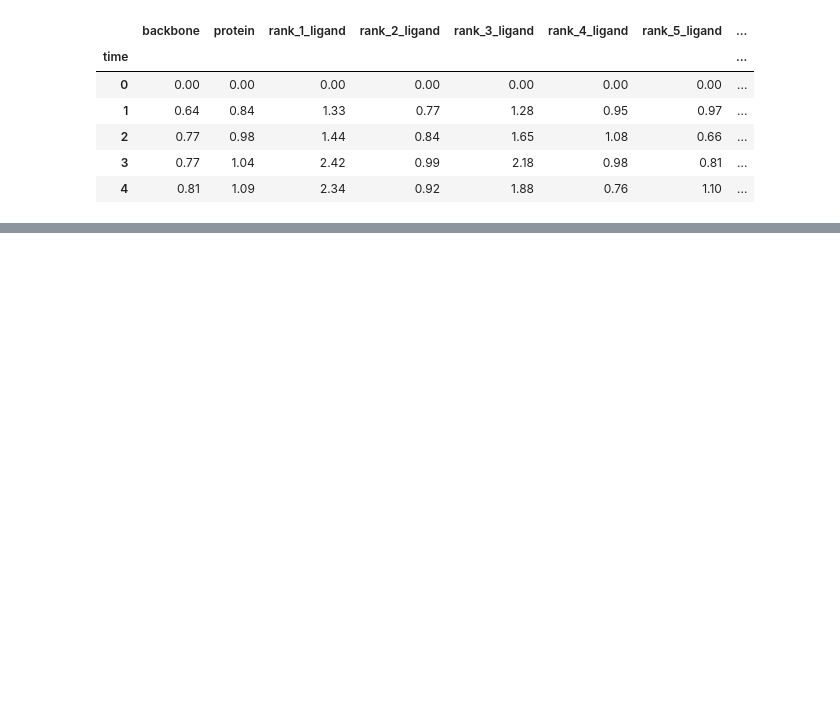
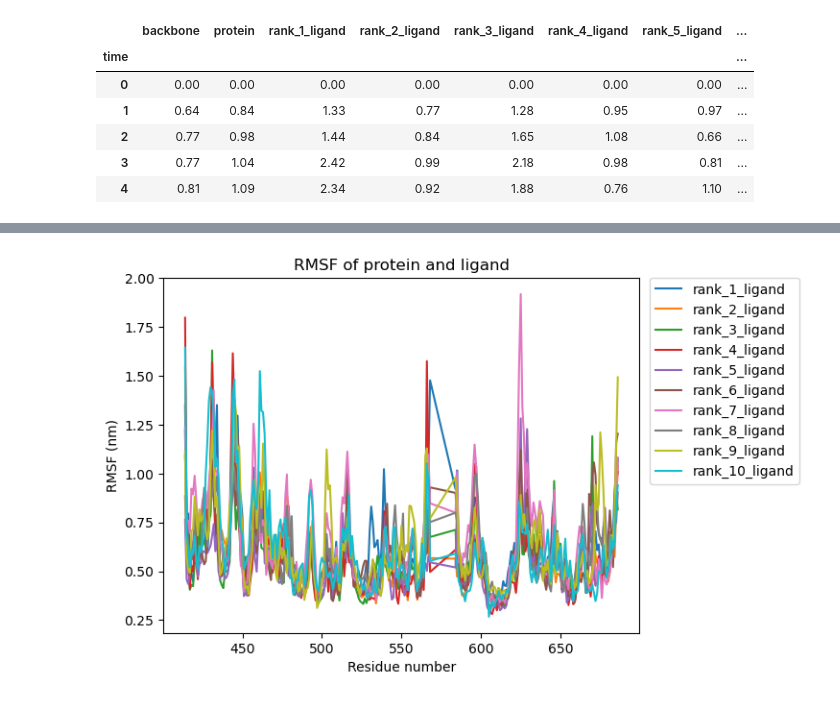
Before and after one commit to DeokhyeonYoon/Molecular-Dynamics-Simulation, a Jupyter notebook: merge_results.ipynb, the cells around one changed output, grey strips where cells are left out. Saved outputs shown, nothing was run; the diff lists cells and outputs as text; code cells hidden in the pictures; blank space fills up the shorter version.

```diff
--- a/merge_results.ipynb
+++ b/merge_results.ipynb
@@ -56,0 +76,3 @@ plt.savefig("rmsd_merged_plot.png")
+# %%
+merge_data = pd.concat([rank1, rank2, rank3, rank4, rank5, rank6, rank7, rank8, rank9, rank10], axis=1)
+merge_data.head()
@@ -56,0 +86,2 @@ plt.savefig("rmsd_merged_plot.png")
+# %%
+merge_data.index = merge_data["residue"]
@@ -56,0 +98,3 @@ plt.savefig("rmsd_merged_plot.png")
+# %%
+merge_data.drop(columns=["residue", "Unnamed: 0"], inplace=True)
+merge_data.head()
@@ -56,0 +109,4 @@ plt.savefig("rmsd_merged_plot.png")
+# %%
+columns_name = ["rank_1_ligand", "rank_2_ligand", "rank_3_ligand", "rank_4_ligand", "rank_5_ligand", "rank_6_ligand", "rank_7_ligand", "rank_8_ligand", "rank_9_ligand", "rank_10_ligand"]
+merge_data.columns = columns_name
+merge_data.head()
@@ -56,0 +123,8 @@ plt.savefig("rmsd_merged_plot.png")
+# %%
+merge_data.plot(title="RMSF of protein and ligand")
+plt.xlabel("Residue number")
+plt.ylabel("RMSF (nm)");
+plt.legend(bbox_to_anchor=(1.35, 1.02), loc="upper right")
+plt.savefig("rmsf_merged_plot.png")
+# %% [output]
+[figure, added]
```
Also changed, not shown: parts of 10 cells of this notebook, 21 other files.
